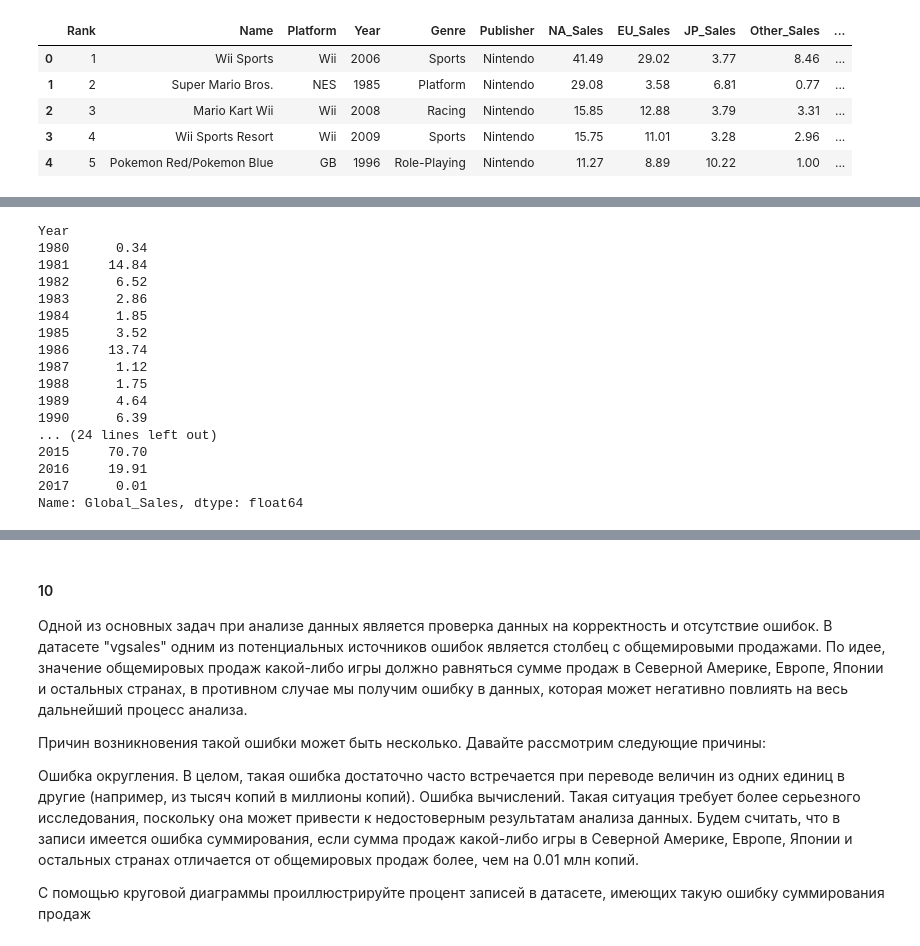
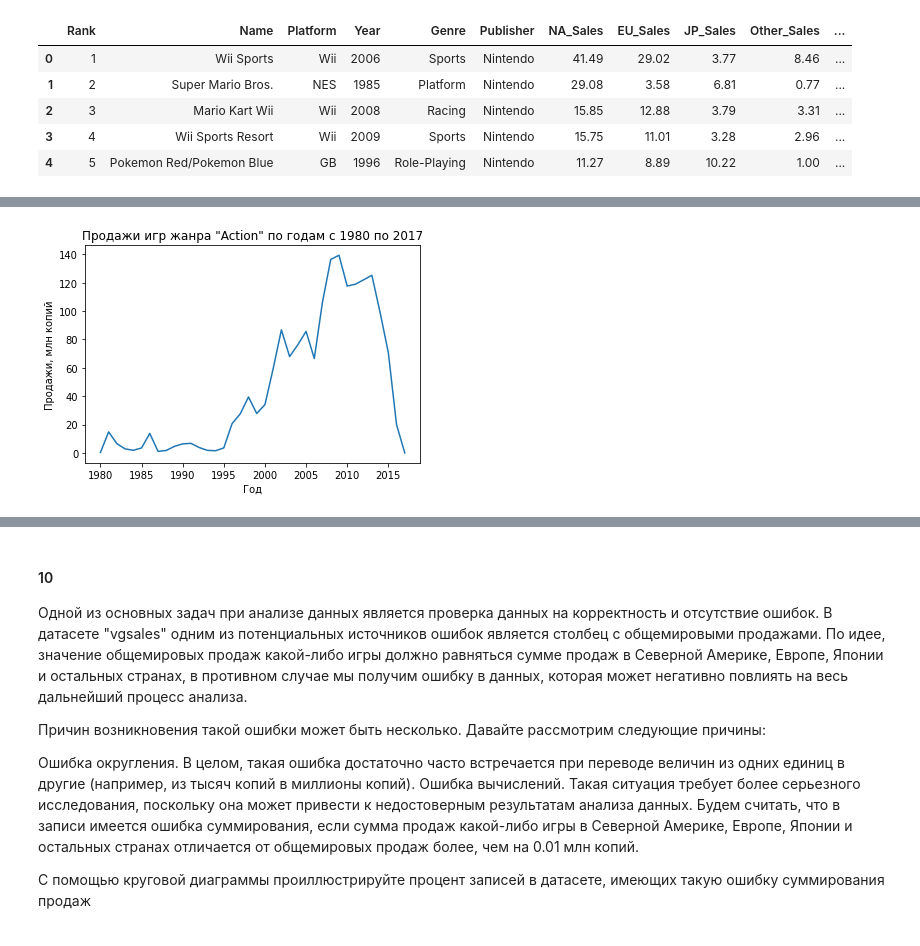
Before and after one commit to BobyrevValeriy/Matplotlib_Project_JN, a Jupyter notebook: Matplotlib_project.ipynb, the cells around one changed output, grey strips where cells are left out. Saved outputs shown, nothing was run; the diff lists cells and outputs as text; code cells hidden in the pictures.

```diff
--- a/Matplotlib_project.ipynb
+++ b/Matplotlib_project.ipynb
@@ -152,30 +126,16 @@ plt.xticks(x_range, rotation = 40)
 # %%
 # 8 - Постройте линейный график динамики суммарных мировых продаж игр жанра "Action" по годам
 
 lin2 = df[df['Genre'] == 'Action'].groupby('Year')['Global_Sales'].sum()
-lin2
-# plt.title('Продажи игр жанра "Action" по годам с 1980 по 2017')
-# plt.xlabel('Год')
-# plt.ylabel('Продажи, млн копий')
-# plt.plot(lin2)
+
+plt.title('Продажи игр жанра "Action" по годам с 1980 по 2017')
+plt.xlabel('Год')
+plt.ylabel('Продажи, млн копий')
+plt.plot(lin2)
+
+plt.show()
 # %% [output]
-Year
-1980      0.34
-1981     14.84
-1982      6.52
-1983      2.86
-1984      1.85
-1985      3.52
-1986     13.74
-1987      1.12
-1988      1.75
-1989      4.64
-1990      6.39
-... (24 lines left out)
-2015     70.70
-2016     19.91
-2017      0.01
-Name: Global_Sales, dtype: float64
+[figure, added]
 # %%
 # 9 - С помощью столбчатой диаграммы проиллюстрируйте объем продаж всех игр
 # издателя "Microsoft Game Studios" в Северной Америке за все время в зависимости от жанра.
```
Also changed, not shown: parts of 21 cells of this notebook.
